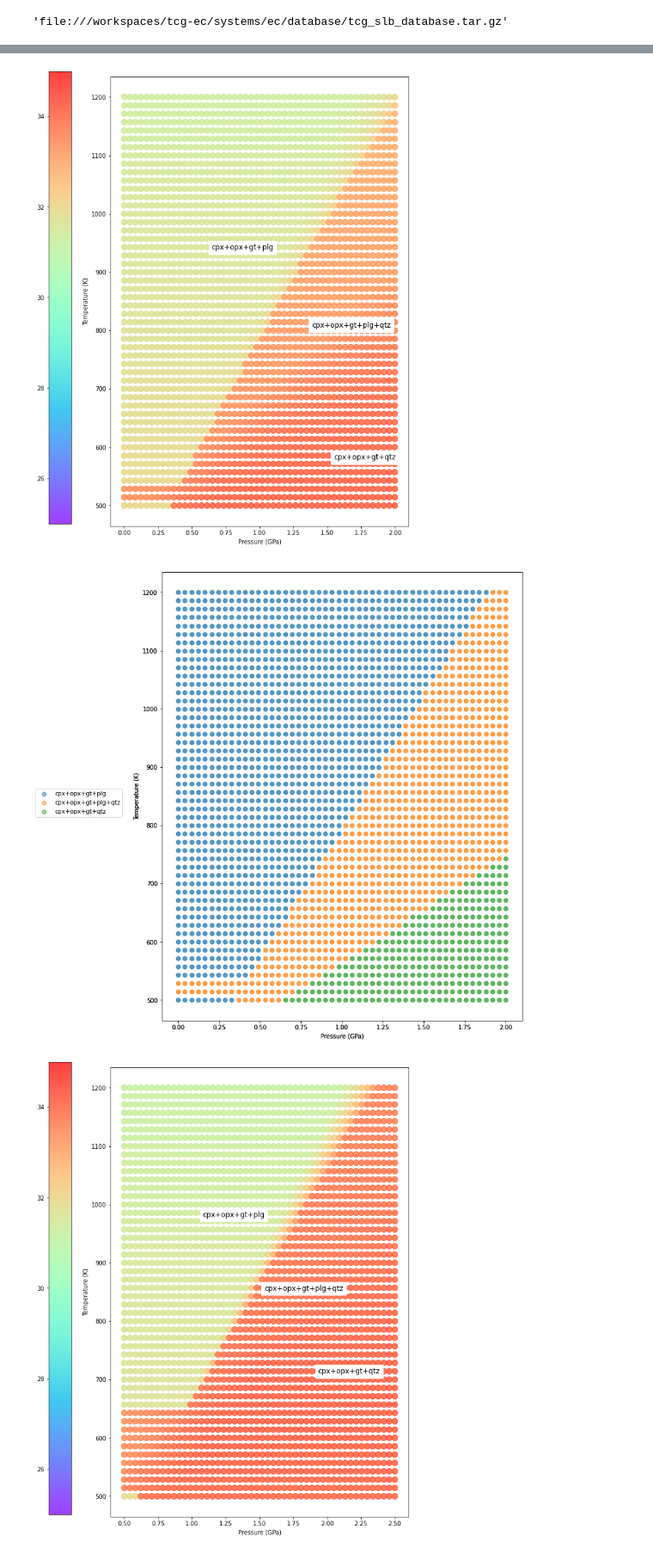
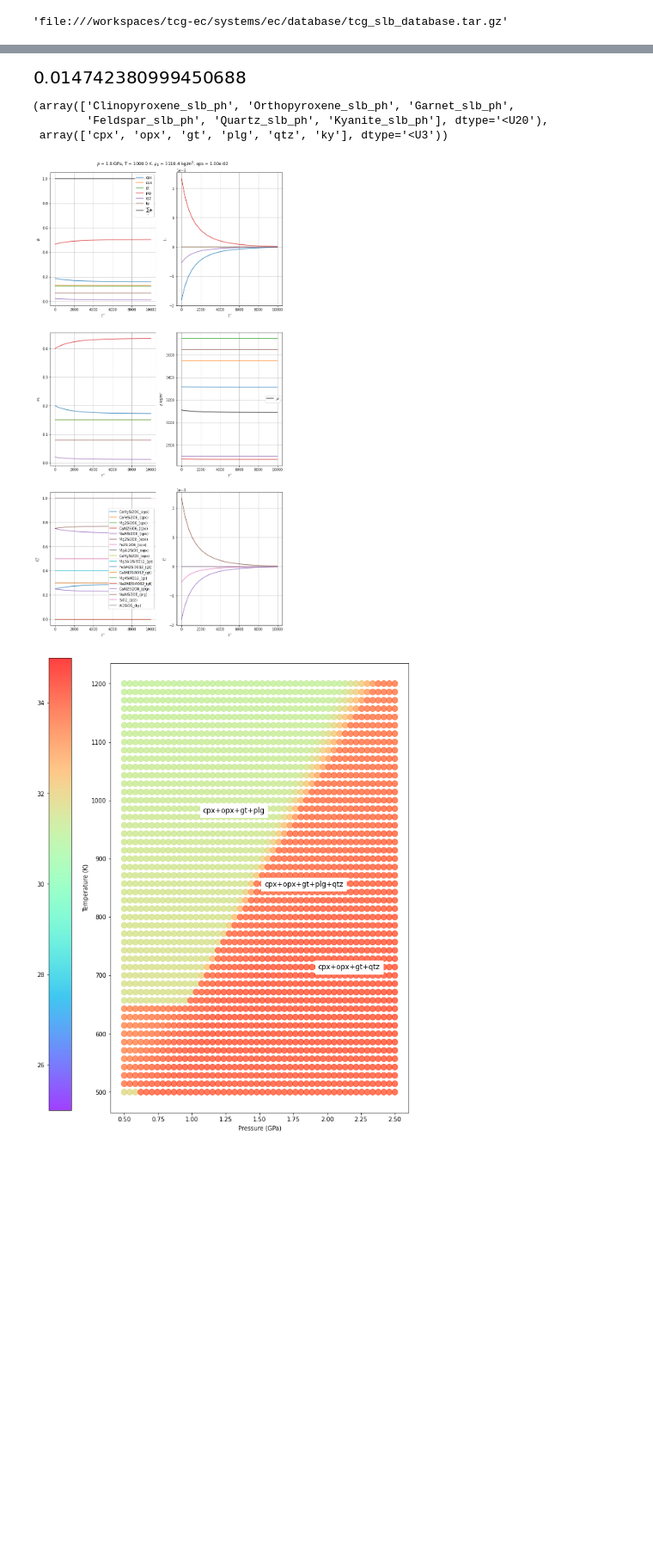
Before and after one commit to mitchellmcm27/tcg-ec, a Jupyter notebook: systems/ec/notebooks/ec_reactions.ipynb, the cells around one changed output, grey strips where cells are left out. Shown at 86% size. Drawn from its saved outputs; the diff is of its cells as text; code cells hidden in the pictures; blank space fills up the shorter version.

```diff
--- a/systems/ec/notebooks/ec_reactions.ipynb
+++ b/systems/ec/notebooks/ec_reactions.ipynb
@@ -102,38 +123,18 @@ def plot_grid(bdfgrid, p_range=np.linspace(0.5,2.5,10), T_range=np.linspace(500,
 # %%
-def run_reaction(rxnName, p_range, t_range, reload, save):
+def run_reaction(rxnName, mi0, Cik0, p_range, t_range, reload, save):
 
     rxn = get_reaction(rxnName)
-    #                 cpx  opx   gt    fld   qtz   ky
-    mi0 = np.asarray([0.2, 0.15, 0.15, 0.40, 0.02, 0.08]) # initial phase modes
-    Cik0 = np.asarray([            # initial phase compositions
-        0.25, 0.0, 0.0, 0.0, 0.75, # di, hed, clinoenstatite, Ca, jd
-        0.5, 0.5, 0.0, 0.0,        # en, fsl, Mg, OrthoDi
-        0.4, 0.3, 0.3, 0.0, 0.0,   # py, al, gs, Mg, Na
-        0.25, 0.75,                # An, Ab
-        1.,                        # qtz
-        1.,                        # ky
-    ])
-
-    display(mi0)
-    display(Cik0)
 
     # initial temperature, pressure and phase volume fraction
     Ti = 1000.0 # Kelvin
     pi = GPa2Bar(1.8) # bars
 
     ode = ScipyPDReactiveODE(rxn)
-    ode.solve(Ti,pi,mi0,Cik0,10000.0) # T, p, mi0, Cik0, t_end, **kwargs
+    end_t = 10000.0
+    ode.solve(Ti,pi,mi0,Cik0,end_t)
     display(ode.stime)
     display(ode.final_phases(1.e-2))
     ode.plot()
 
-    grid = solve_reaction_grid(rxn, p_range, t_range, reload=reload, save=save)
-    plot_grid(grid, p_range, t_range)
-
-run_reaction(
-    "ec4_slb_rx",
-    p_range=np.linspace(0.5, 2.5, 20),
-    t_range=np.linspace(500.0, 1200.0, 20),
-    reload=False,
-    save=True
-)
+    grid = solve_reaction_grid(rxn, mi0, Cik0, p_range, t_range, reload=reload, save=save)
+    plot_reaction_grid(rxn, grid, p_range, t_range)
@@ -149,9 +141,17 @@ array([0.25, 0.  , 0.  , 0.  , 0.75, 0.5 , 0.5 , 0.  , 0.  , 0.4 , 0.3 ,
 # %%
-p_range = np.linspace(0.5, 2.5, 50)
-T_range = np.linspace(500.0, 1200.0, 50)
-grid1 = solve_reaction_grid(rxn1, p_range, T_range, reload=True, save=True)
-plot_grid(grid1, p_range,T_range )
+run_reaction(
+    "ec1_slb_rx",
+    mi0=mi0,
+    Cik0=Cik0,
+    p_range=np.linspace(0.5, 2.5, 50),
+    t_range=np.linspace(500.0, 1200.0, 50),
+    reload=False,
+    save=False
+)
 # %% [output]
-[figure, old version]
+[figure, new version]
+(array(['Clinopyroxene_slb_ph', 'Orthopyroxene_slb_ph', 'Garnet_slb_ph',
+        'Feldspar_slb_ph', 'Quartz_slb_ph', 'Kyanite_slb_ph'], dtype='<U20'),
+ array(['cpx', 'opx', 'gt', 'plg', 'qtz', 'ky'], dtype='<U3'))
-[figure, old version]
+[figure, new version]
 # %%
```
Also changed, not shown: parts of 6 cells of this notebook.
